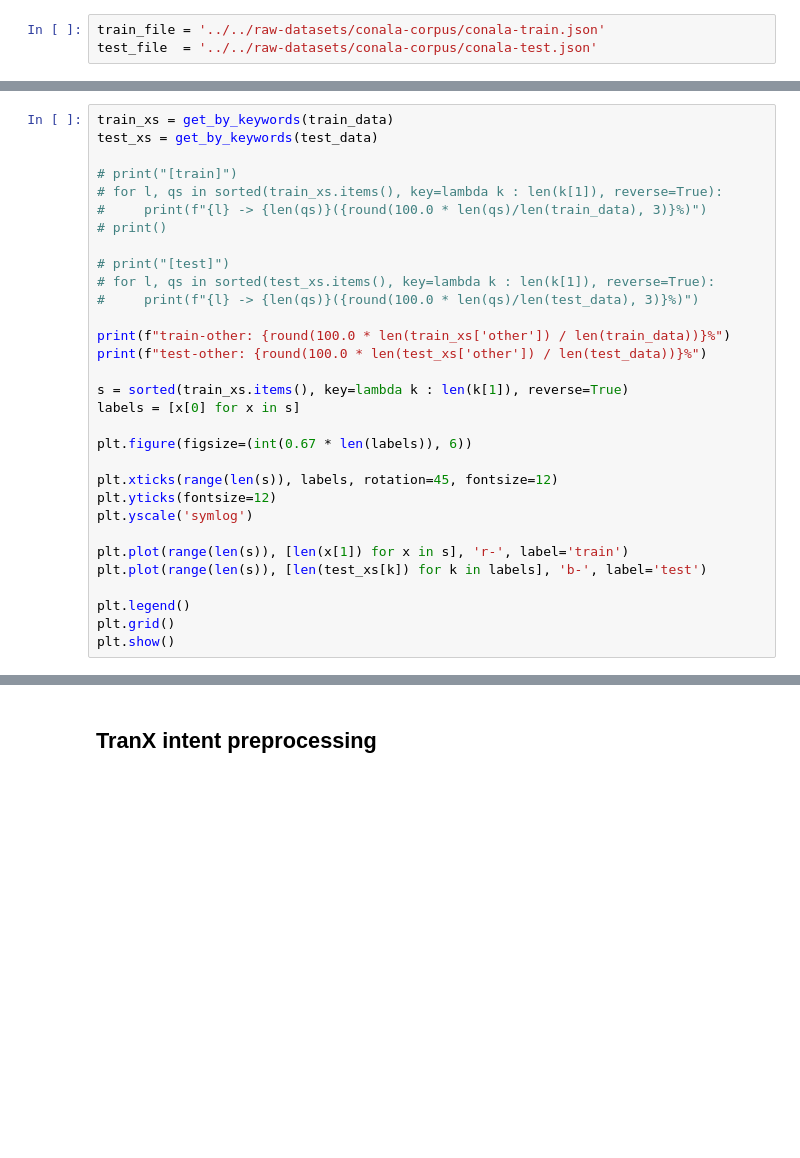
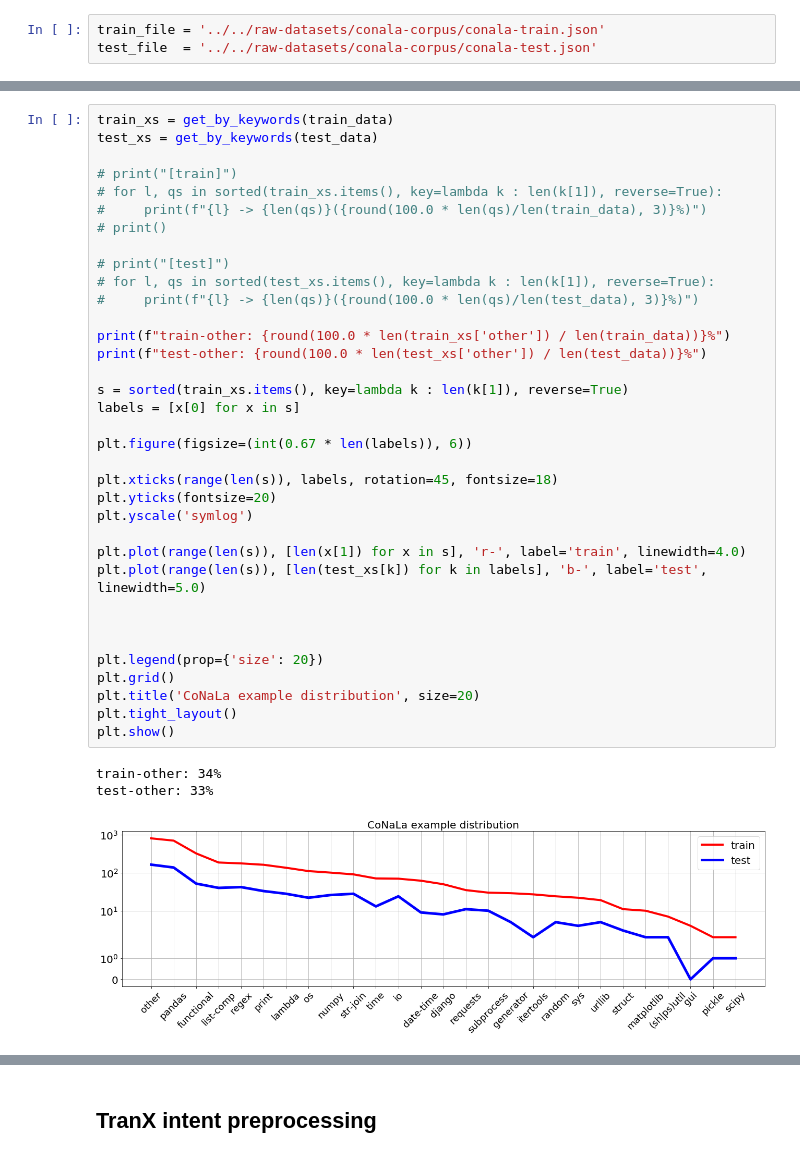
Before and after one commit to code-gen/exploration, a Jupyter notebook: notebooks/conala.ipynb, the cells around one changed output, grey strips where cells are left out. Saved outputs shown, nothing was run; the diff lists cells and outputs as text; blank space fills up the shorter version.

```diff
--- a/notebooks/conala.ipynb
+++ b/notebooks/conala.ipynb
@@ -116,31 +124,39 @@ print(f"[test] null-rewritten {round(100.0*len(test_none_rewritten)/len(test_dat
 # %%
 train_xs = get_by_keywords(train_data)
 test_xs = get_by_keywords(test_data)
 
 # print("[train]")
 # for l, qs in sorted(train_xs.items(), key=lambda k : len(k[1]), reverse=True):
 #     print(f"{l} -> {len(qs)}({round(100.0 * len(qs)/len(train_data), 3)}%)")
 # print()
 
 # print("[test]")
 # for l, qs in sorted(test_xs.items(), key=lambda k : len(k[1]), reverse=True):
 #     print(f"{l} -> {len(qs)}({round(100.0 * len(qs)/len(test_data), 3)}%)")
 
 print(f"train-other: {round(100.0 * len(train_xs['other']) / len(train_data))}%")
 print(f"test-other: {round(100.0 * len(test_xs['other']) / len(test_data))}%")
 
 s = sorted(train_xs.items(), key=lambda k : len(k[1]), reverse=True)
 labels = [x[0] for x in s]
 
 plt.figure(figsize=(int(0.67 * len(labels)), 6))
 
-plt.xticks(range(len(s)), labels, rotation=45, fontsize=12)
-plt.yticks(fontsize=12)
+plt.xticks(range(len(s)), labels, rotation=45, fontsize=18)
+plt.yticks(fontsize=20)
 plt.yscale('symlog')
 
-plt.plot(range(len(s)), [len(x[1]) for x in s], 'r-', label='train')
-plt.plot(range(len(s)), [len(test_xs[k]) for k in labels], 'b-', label='test')
+plt.plot(range(len(s)), [len(x[1]) for x in s], 'r-', label='train', linewidth=4.0)
+plt.plot(range(len(s)), [len(test_xs[k]) for k in labels], 'b-', label='test', linewidth=5.0)
 
-plt.legend()
+
+
+plt.legend(prop={'size': 20})
 plt.grid()
+plt.title('CoNaLa example distribution', size=20)
+plt.tight_layout()
 plt.show()
+# %% [output]
+train-other: 34%
+test-other: 33%
+[figure, added]
```
Also changed, not shown: parts of 6 cells of this notebook, 8 other files.
